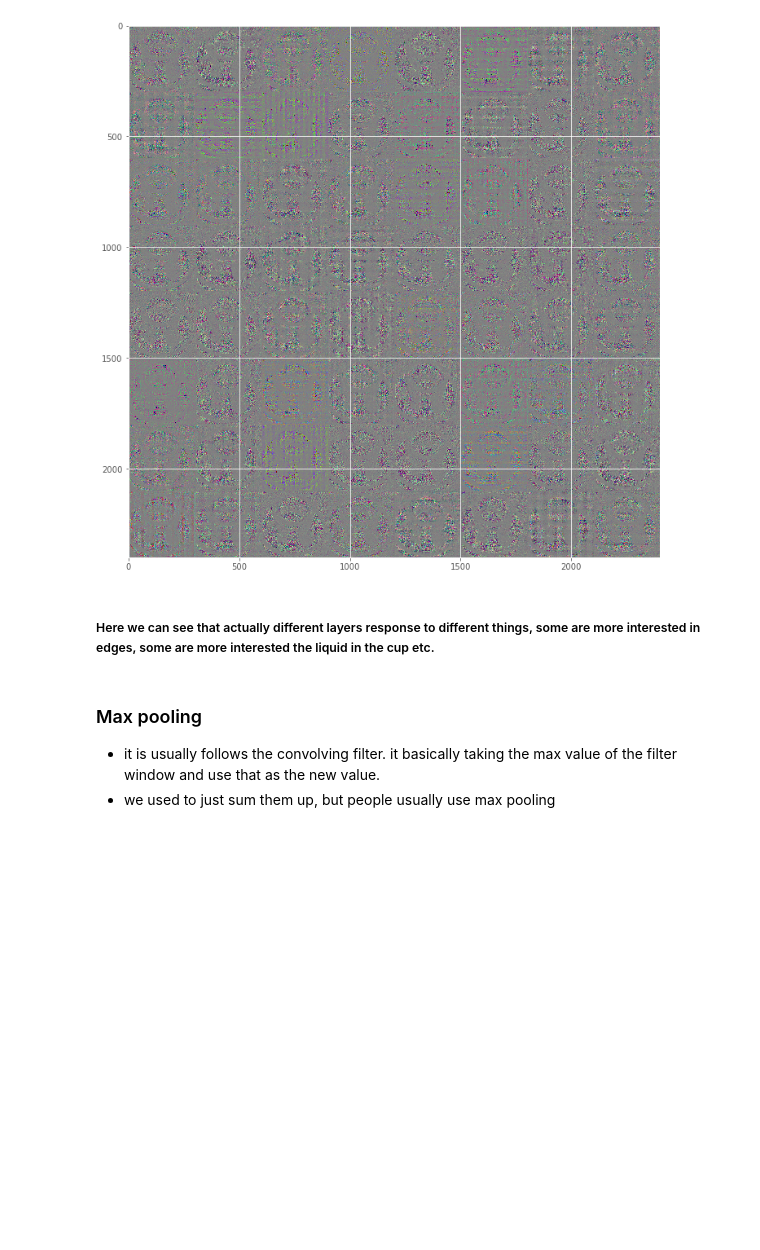
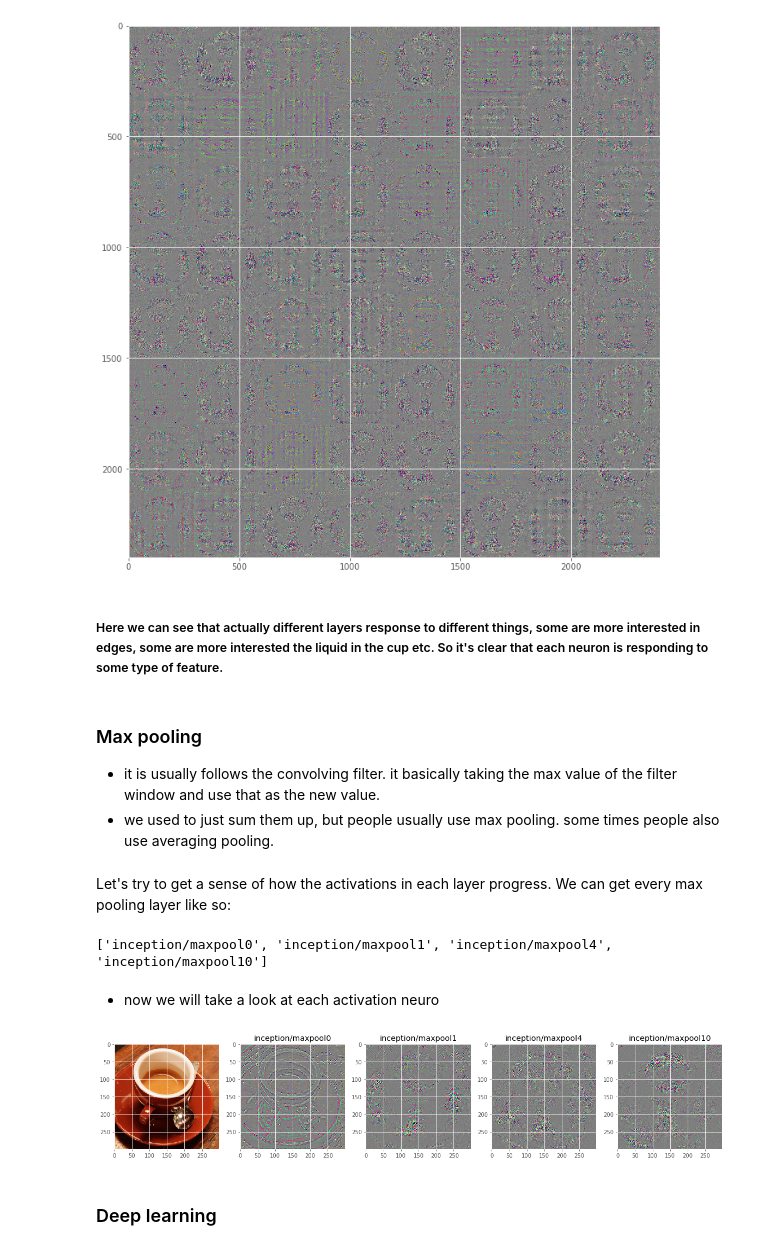
Before and after one commit to johnsonice/tensorflow, a Jupyter notebook: notebooks/4_0_deep_learning.ipynb, the cells around one changed output. Drawn from its saved outputs; the diff is of its cells as text; code cells hidden in the pictures; blank space fills up the shorter version.

```diff
--- a/notebooks/4_0_deep_learning.ipynb
+++ b/notebooks/4_0_deep_learning.ipynb
@@ -282,8 +282,33 @@ plt.imshow(montage)
 <matplotlib.image.AxesImage at 0x...>
 [figure]
 # %% [markdown]
-##### Here we can see that actually different layers response to different things, some are more interested in edges, some are more interested the liquid in the cup etc.
+##### Here we can see that actually different layers response to different things, some are more interested in edges, some are more interested the liquid in the cup etc. So it's clear that each neuron is responding to some type of feature.
 # %% [markdown]
 ### Max pooling
 - it is usually follows the convolving filter. it basically taking the max value of the filter window and use that as the new value.
-- we used to just sum them up, but people usually use max pooling
+- we used to just sum them up, but people usually use max pooling. some times people also use averaging pooling.
+# %% [markdown]
+Let's try to get a sense of how the activations in each layer progress. We can get every max pooling layer like so:
+# %%
+features = [name for name in names if 'maxpool' in name.split('/')[-1]]   ## get every activation layer with maxpool
+print(features)
+# %% [output]
+['inception/maxpool0', 'inception/maxpool1', 'inception/maxpool4', 'inception/maxpool10']
+# %% [markdown]
+- now we will take a look at each activation neuro
+# %%
+n_plots = len(features) + 1
+fig, axs = plt.subplots(1, n_plots, figsize=(20, 5))
+base = img_4d
+axs[0].imshow(inception.deprocess(img))
+for feature_i, featurename in enumerate(features):
+    feature = g.get_tensor_by_name(featurename + ':0')
+    neuron = tf.reduce_max(feature, len(feature.get_shape())-1)     ## get the max of every applyed window
+    gradient = tf.gradients(tf.reduce_sum(neuron), x)               ## add the gradients back to the original image
+    this_res = sess.run(gradient[0], feed_dict={x: base})[0]
+    axs[feature_i+1].imshow(normalize(this_res))
+    axs[feature_i+1].set_title(featurename)
+# %% [output]
+[figure, added]
+# %% [markdown]
+### Deep learning
```
Also changed, not shown: parts of 1 cell of this notebook, 2 other files.
